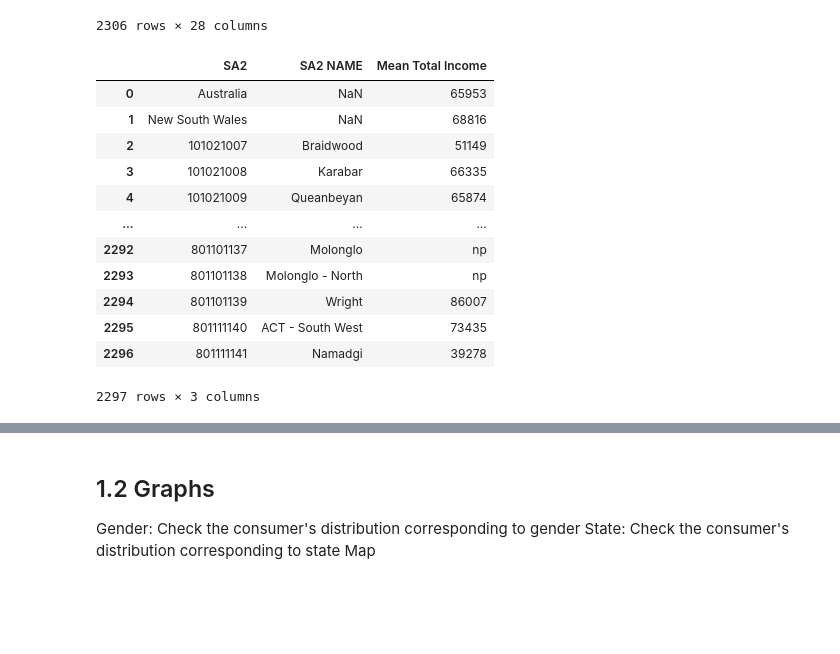
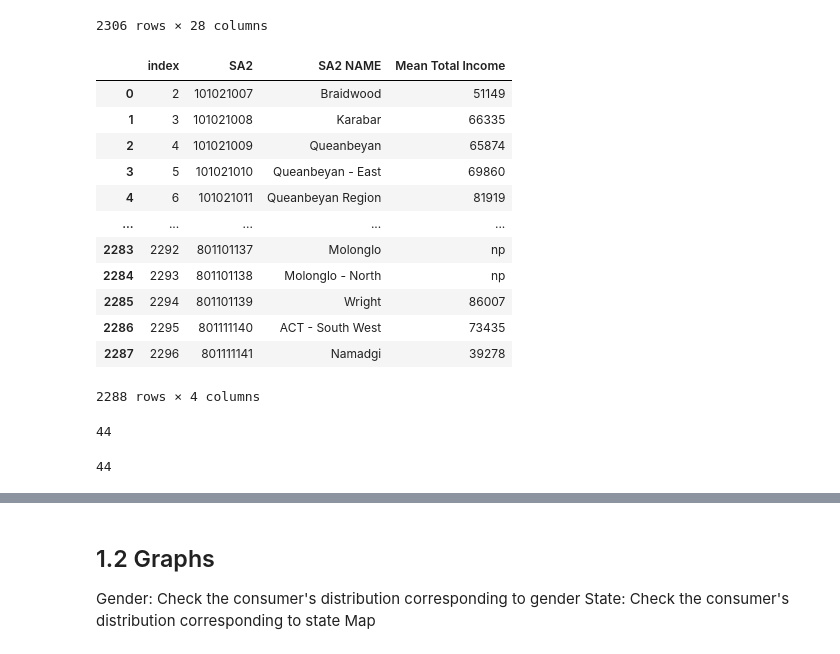
Before and after one commit to MAST30034-Applied-Data-Science/generic-buy-now-pay-later-project-group-14, a Jupyter notebook: notebooks/consumer.ipynb, the cells around one changed output, grey strips where cells are left out. Cells and saved outputs as stored; diff of their text form; code cells hidden in the pictures; blank space fills up the shorter version.

```diff
--- a/notebooks/consumer.ipynb
+++ b/notebooks/consumer.ipynb
@@ -50,25 +50,35 @@ income_df
 # %%
 income_df1 = income_df.drop(income_df.index[0:6], inplace=False).reset_index(drop=True)
 income_df1.columns = income_df.iloc[5].values.flatten().tolist()
 income_df1 = (income_df1.iloc[:, [0, 1, 26]])
 income_df1.drop(income_df1.index[2297:2300], inplace=True)
 income_df1.rename(columns={'2018-19':'Mean Total Income'}, inplace=True)
-income_df1
+income_df1['Mean Total Income'].replace('np', np.NAN)
+income_df1.dropna().reset_index()
+#income_df1.astype({'SA2': 'int'})
 # %% [output]
-|  | SA2 | SA2 NAME | Mean Total Income |
-| 0 | Australia | NaN | 65953 |
-| 1 | New South Wales | NaN | 68816 |
-| 2 | 101021007 | Braidwood | 51149 |
-| 3 | 101021008 | Karabar | 66335 |
-| 4 | 101021009 | Queanbeyan | 65874 |
-| ... | ... | ... | ... |
-| 2292 | 801101137 | Molonglo | np |
-| 2293 | 801101138 | Molonglo - North | np |
-| 2294 | 801101139 | Wright | 86007 |
-| 2295 | 801111140 | ACT - South West | 73435 |
-| 2296 | 801111141 | Namadgi | 39278 |
+|  | index | SA2 | SA2 NAME | Mean Total Income |
+| 0 | 2 | 101021007 | Braidwood | 51149 |
+| 1 | 3 | 101021008 | Karabar | 66335 |
+| 2 | 4 | 101021009 | Queanbeyan | 65874 |
+| 3 | 5 | 101021010 | Queanbeyan - East | 69860 |
+| 4 | 6 | 101021011 | Queanbeyan Region | 81919 |
+| ... | ... | ... | ... | ... |
+| 2283 | 2292 | 801101137 | Molonglo | np |
+| 2284 | 2293 | 801101138 | Molonglo - North | np |
+| 2285 | 2294 | 801101139 | Wright | 86007 |
+| 2286 | 2295 | 801111140 | ACT - South West | 73435 |
+| 2287 | 2296 | 801111141 | Namadgi | 39278 |
-2297 rows × 3 columns
+2288 rows × 4 columns
+# %%
+(income_df1['Mean Total Income'] == 'np').sum()
+# %% [output]
+44
 # %%
 # missing value checking for mean total income
+SA2_missing = (income_df1['SA2 NAME'].where(income_df1['Mean Total Income'] == 'np')).dropna()
+SA2_missing.size
+# %% [output]
+44
 # %%
 sf['geometry'] = sf['geometry'].to_crs("+proj=longlat +ellps=WGS84 +datum=WGS84 +no_defs")
```
Also changed, not shown: parts of 8 cells of this notebook.
